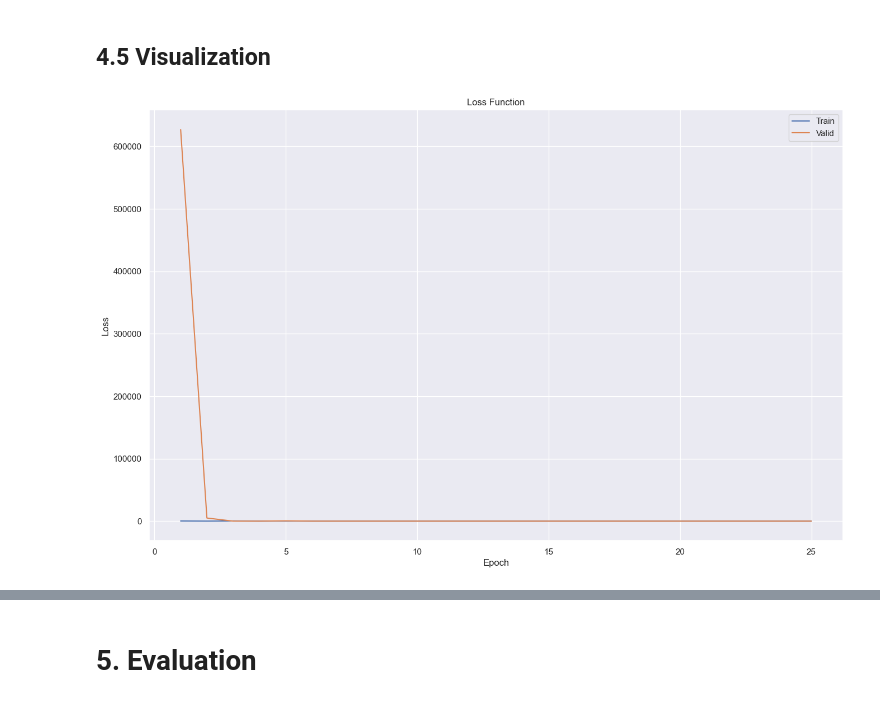
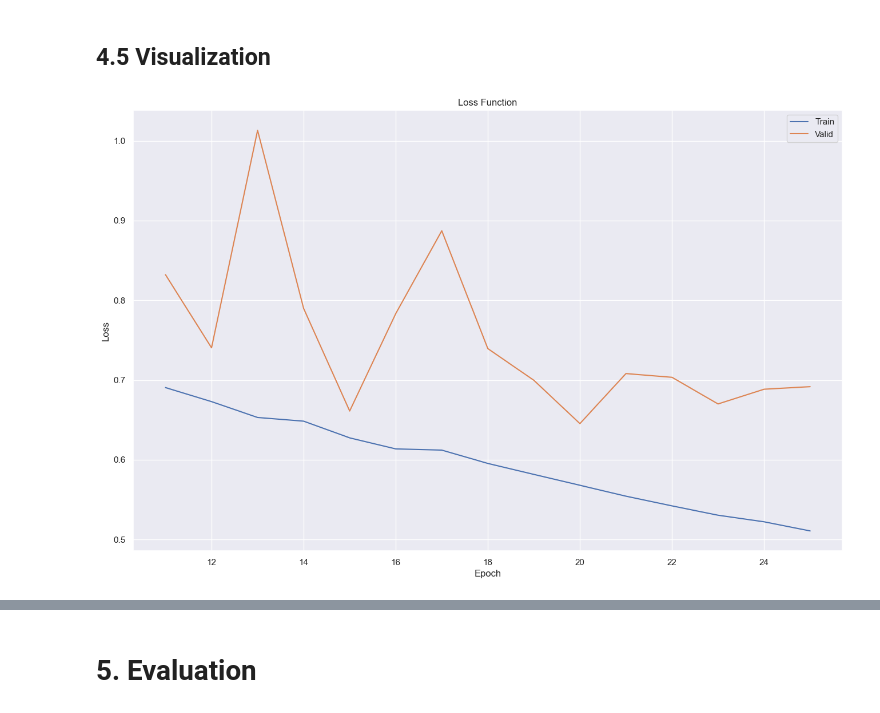
Before and after one commit to up4472/upolanc-thesis, a Jupyter notebook: notebook/nbp07-zrimec.ipynb, the cells around one changed output, grey strips where cells are left out. Drawn from its saved outputs; the diff is of its cells as text; code cells hidden in the pictures.

```diff
--- a/notebook/nbp07-zrimec.ipynb
+++ b/notebook/nbp07-zrimec.ipynb
@@ -587,15 +588,16 @@ if CONFIG['model/mode'] == 'classification' :
 # %%
 # Display the training and validation loss curves
 
 cnn_plot.show_loss(
-	report    = report,
-	title     = 'Loss Function',
-	filename  = os.path.join(OUT_PLOT, model.__name__),
-	limit_bot = None,
-	limit_top = None
+	report       = report,
+	title        = 'Loss Function',
+	filename     = os.path.join(OUT_PLOT, model.__name__),
+	limit_bot    = None,
+	limit_top    = None,
+	start_index  = 10
 )
 # %% [output]
-[figure, old version]
+[figure, new version]
 # %%
 # Display the training and validation learning rate curves
 
```
Also changed, not shown: parts of 20 cells of this notebook, 5 other files.
